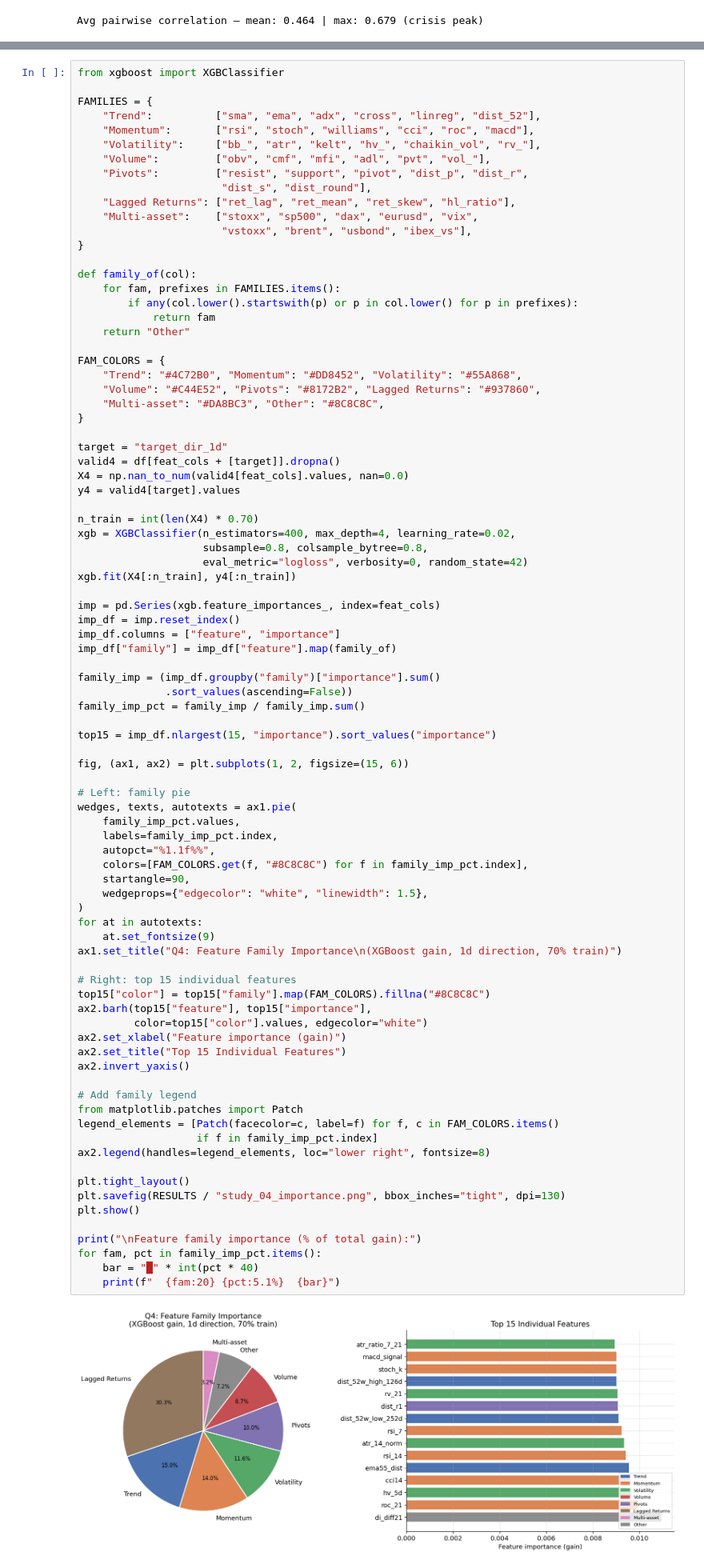
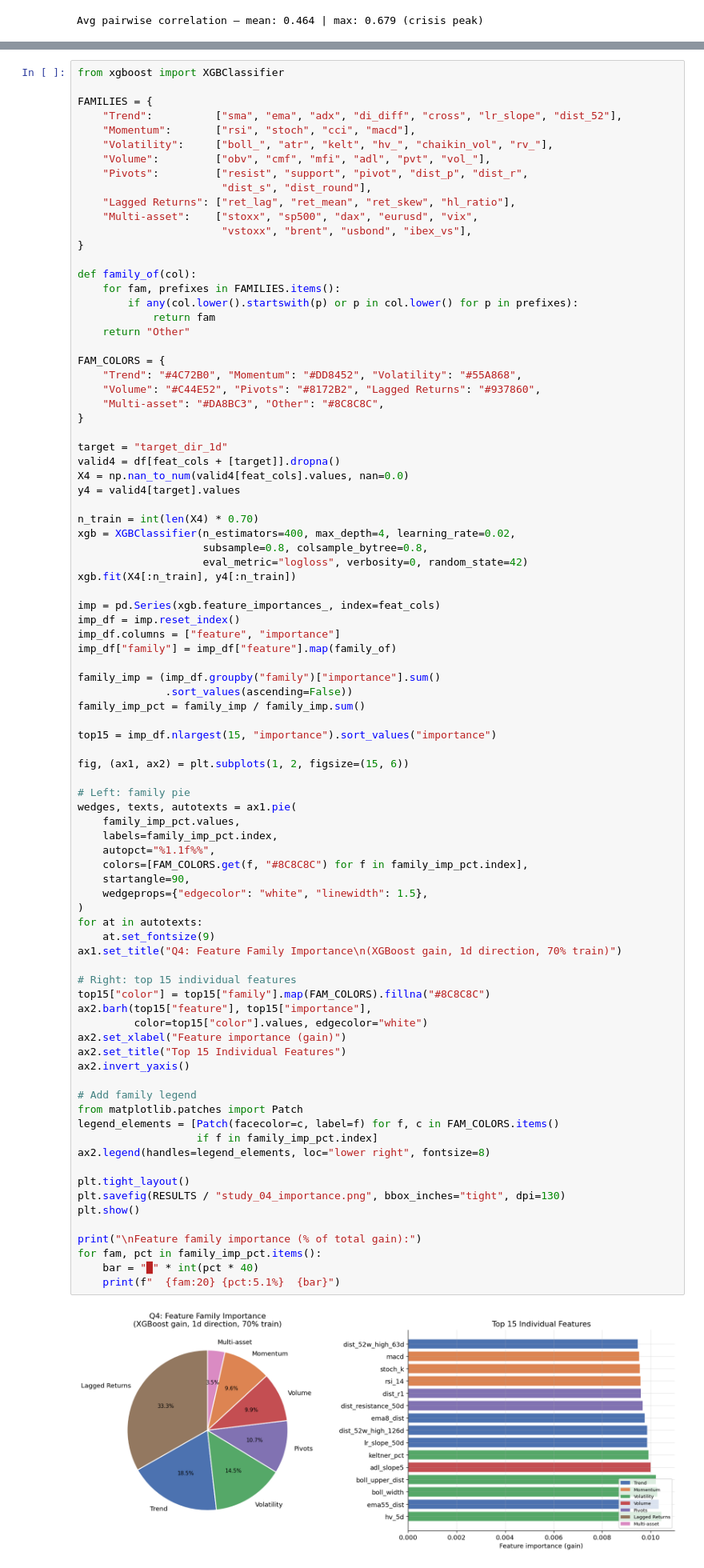
Before and after one commit to alfonsoglamuno/IBEX_Prediction, a Jupyter notebook: notebooks/ibex_study.ipynb, the cells around one changed output, grey strips where cells are left out. Shown at 80% size. Drawn from its saved outputs; the diff is of its cells as text.

```diff
--- a/notebooks/ibex_study.ipynb
+++ b/notebooks/ibex_study.ipynb
@@ -425,9 +425,9 @@ Avg pairwise correlation — mean: 0.464 | max: 0.679 (crisis peak)
 from xgboost import XGBClassifier
 
 FAMILIES = {
-    "Trend":          ["sma", "ema", "adx", "cross", "linreg", "dist_52"],
-    "Momentum":       ["rsi", "stoch", "williams", "cci", "roc", "macd"],
-    "Volatility":     ["bb_", "atr", "kelt", "hv_", "chaikin_vol", "rv_"],
+    "Trend":          ["sma", "ema", "adx", "di_diff", "cross", "lr_slope", "dist_52"],
+    "Momentum":       ["rsi", "stoch", "cci", "macd"],
+    "Volatility":     ["boll_", "atr", "kelt", "hv_", "chaikin_vol", "rv_"],
     "Volume":         ["obv", "cmf", "mfi", "adl", "pvt", "vol_"],
     "Pivots":         ["resist", "support", "pivot", "dist_p", "dist_r",
                        "dist_s", "dist_round"],
@@ -481,32 +481,32 @@ wedges, texts, autotexts = ax1.pie(
     startangle=90,
     wedgeprops={"edgecolor": "white", "linewidth": 1.5},
 )
 for at in autotexts:
     at.set_fontsize(9)
 ax1.set_title("Q4: Feature Family Importance\n(XGBoost gain, 1d direction, 70% train)")
 
 # Right: top 15 individual features
 top15["color"] = top15["family"].map(FAM_COLORS).fillna("#8C8C8C")
 ax2.barh(top15["feature"], top15["importance"],
          color=top15["color"].values, edgecolor="white")
 ax2.set_xlabel("Feature importance (gain)")
 ax2.set_title("Top 15 Individual Features")
 ax2.invert_yaxis()
 
 # Add family legend
 from matplotlib.patches import Patch
 legend_elements = [Patch(facecolor=c, label=f) for f, c in FAM_COLORS.items()
                    if f in family_imp_pct.index]
 ax2.legend(handles=legend_elements, loc="lower right", fontsize=8)
 
 plt.tight_layout()
 plt.savefig(RESULTS / "study_04_importance.png", bbox_inches="tight", dpi=130)
 plt.show()
 
 print("\nFeature family importance (% of total gain):")
 for fam, pct in family_imp_pct.items():
     bar = "█" * int(pct * 40)
     print(f"  {fam:20} {pct:5.1%}  {bar}")
 # %% [output]
-[figure, old version]
+[figure, new version]
 Feature family importance (% of total gain):
```
Also changed, not shown: parts of 10 cells of this notebook, 12 other files.
